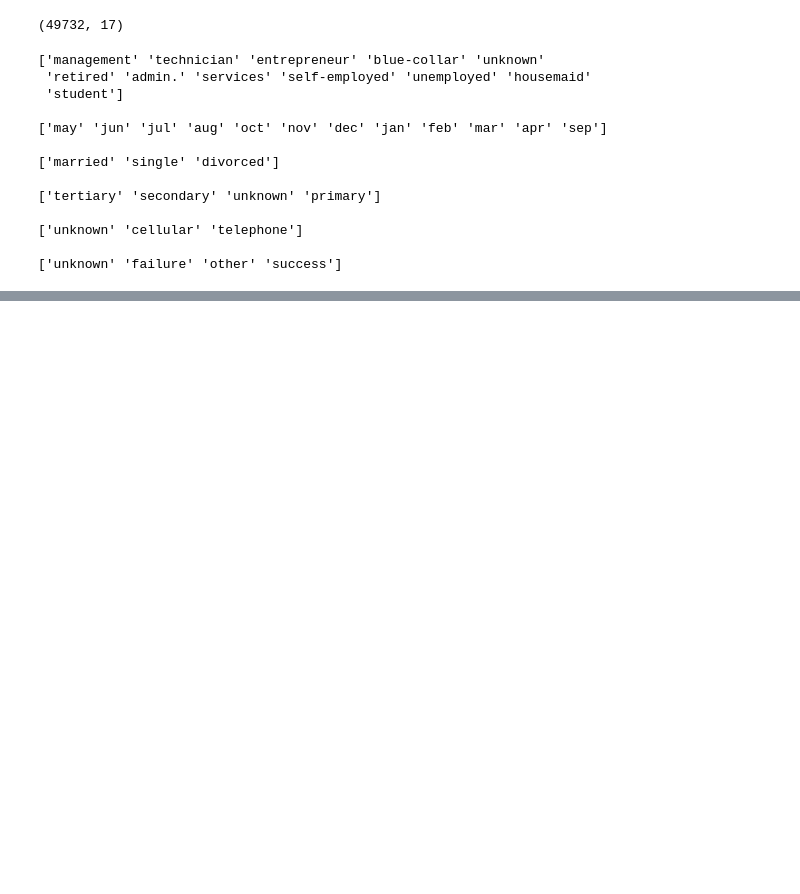
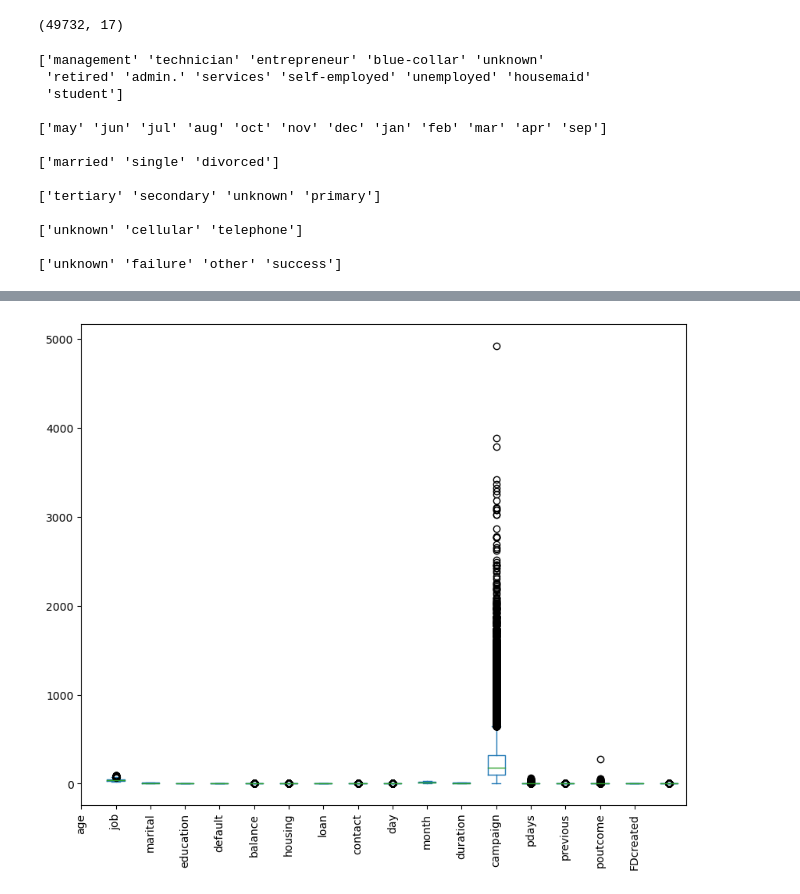
Before and after one commit to PehesaraniWKA/FDMminiProject, a Jupyter notebook: BankData.ipynb, the cells around one changed output, grey strips where cells are left out. Cells and saved outputs as stored; diff of their text form; code cells hidden in the pictures; blank space fills up the shorter version.

Commit message:
found outliers

```diff
--- a/BankData.ipynb
+++ b/BankData.ipynb
@@ -254,0 +277,15 @@ plt.show()
+# %%
+#Find outliers
+
+fig, ax = plt.subplots(figsize=(10, 8))
+
+# Create a box plot
+df.plot.box(ax=ax)
+
+# Set axis labels and ticks
+plt.xticks(range(len(df.columns)), df.columns, rotation='vertical')
+
+# Show the plot
+plt.show()
+# %% [output]
+[figure, added]
```
Also changed, not shown: parts of 19 cells of this notebook.
